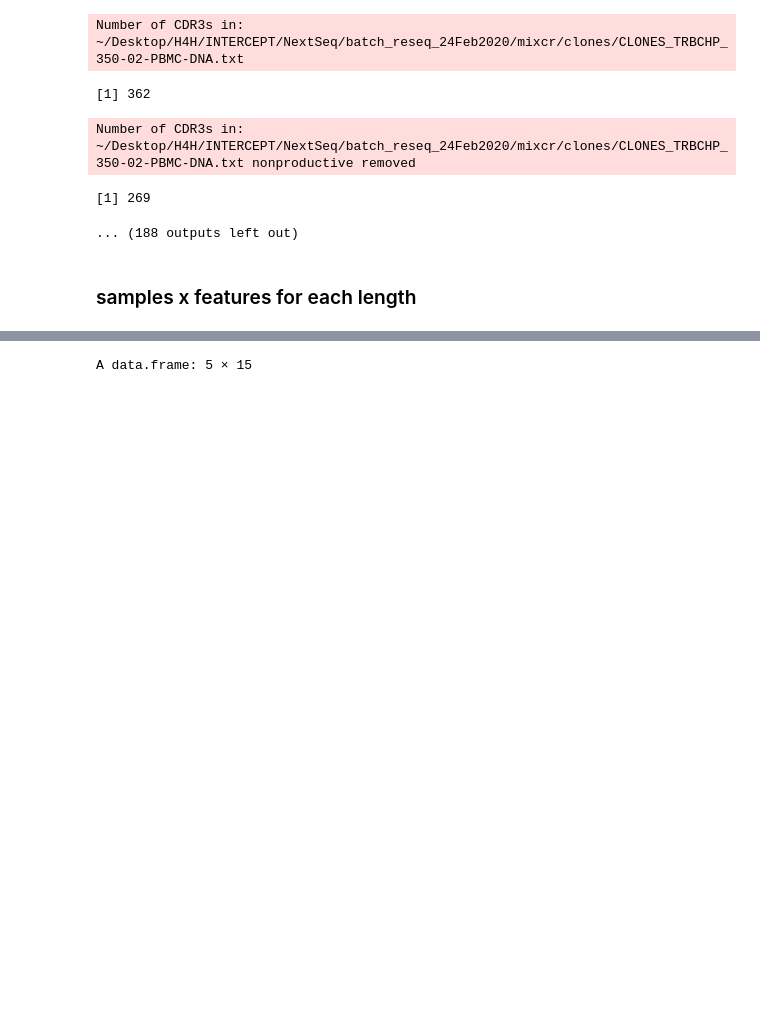
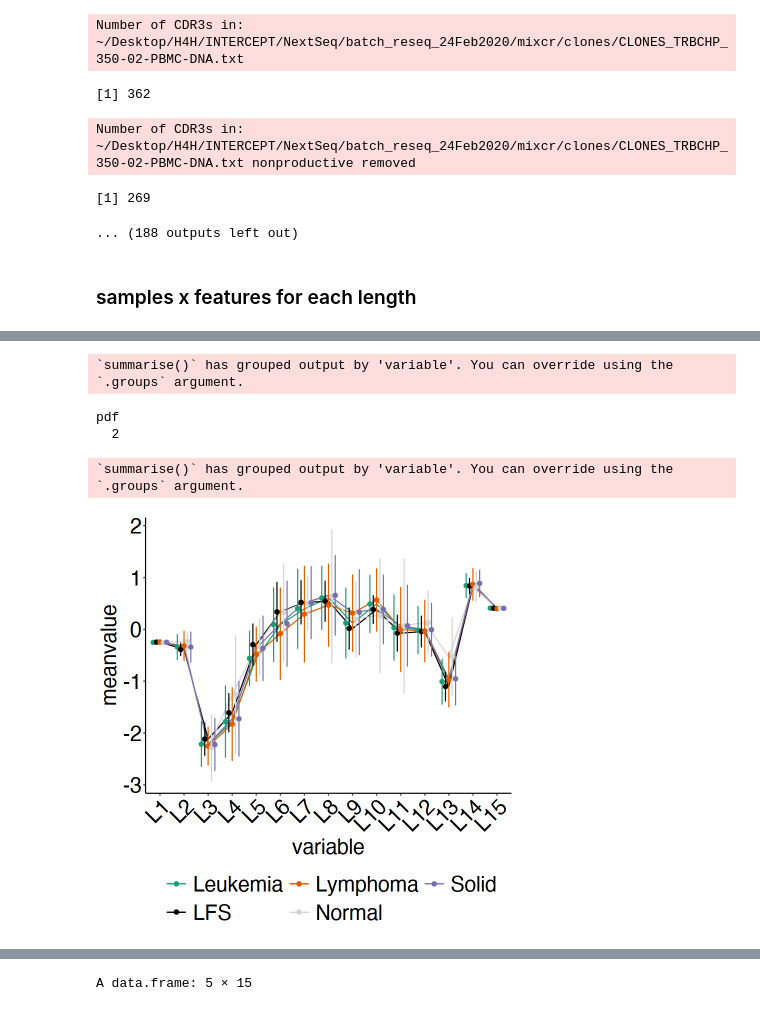
Before and after one commit to pughlab/ped_CapTCRseq, a Jupyter notebook: notebooks/000_aaFeatures.ipynb, the cells around one changed output, grey strips where cells are left out. Saved outputs shown, nothing was run; the diff lists cells and outputs as text; code cells hidden in the pictures; blank space fills up the shorter version.

```diff
--- a/notebooks/000_aaFeatures.ipynb
+++ b/notebooks/000_aaFeatures.ipynb
@@ -208,0 +257,19 @@ A matrix: 6 × 15 of type dbl
+# %%
+melt_df <- function(lengthdf, metadta){
+
+    lengthdf <- as.data.frame(lengthdf)
+    lengthdf$basename <- rownames(lengthdf)
+    lengthdf_m <- reshape2::melt(lengthdf)
+
+    lengthdf_m$Disease_type <- metadta$Disease_type[ match(lengthdf_m$basename, metadta$basename)]
+    lengthdf_m$sampletype <- metadta$sampletype[ match(lengthdf_m$basename, metadta$basename)]
+    lengthdf_m$cancergroup <- metadta$cancergroup[ match(lengthdf_m$basename, metadta$basename)]
+    lengthdf_m$cycle <- metadta$cycle[ match(lengthdf_m$basename, metadta$basename)]
+    return(lengthdf_m)
+}
+# %%
+length15_F1_m <- melt_df(length15_F1, meta_div)
+length15_F2_m <- melt_df(length15_F2, meta_div)
+length15_F3_m <- melt_df(length15_F3, meta_div)
+length15_F4_m <- melt_df(length15_F4, meta_div)
+length15_F5_m <- melt_df(length15_F5, meta_div)
@@ -208,0 +286,21 @@ A matrix: 6 × 15 of type dbl
+# %%
+plot.fx <- function(meltedlengthdf, var, colors){
+    meltedlengthdf <- meltedlengthdf[!is.na(meltedlengthdf$Disease_type),]
+    meltedlengthdf[ order(meltedlengthdf$variable, meltedlengthdf$value),]
+
+    cols <- c("variable", var)
+    df.summary <- meltedlengthdf %>%
+    group_by(across(all_of(cols))) %>%
+    summarise(
+        sd = sd(value, na.rm = TRUE),
+        meanvalue = mean(value)) %>% ungroup()
+
+  #  print(df.summary)
+p1 <- ggplot(aes(x = variable, y = meanvalue, ymin = meanvalue-sd, ymax = meanvalue+sd, color = eval(parse(text = var))), data = df.summary) +
+  geom_line(aes(group = eval(parse(text = var)))) +
+  geom_errorbar(alpha = 1, width = 0.2, position = position_dodge(0.7)) +
+  geom_point(alpha = 1, size = 2, position = position_dodge(0.7)) + myaxis + myplot +
+    theme(legend.position = "bottom", legend.title = element_blank()) +
+    scale_color_manual(values = colors) + guides(color=guide_legend(nrow=3,byrow=TRUE))
+    return(p1)
+}
@@ -208,0 +312,16 @@ A matrix: 6 × 15 of type dbl
+# %%
+pdf(paste0(plotpath, "diseasetype_L15.pdf"),
+          width = 20, height  = 10)
+    plot.fx(length15_F5_m, "Disease_type", cohort_col) + theme(legend.position = "bottom") #+ geom_line()
+dev.off()
+# %% [output]
+`summarise()` has grouped output by 'variable'. You can override using the
+`.groups` argument.
+pdf
+  2
+# %%
+plot.fx(length15_F5_m, "cancergroup", group_col) + theme(legend.position = "bottom") #+ geom_line()
+# %% [output]
+`summarise()` has grouped output by 'variable'. You can override using the
+`.groups` argument.
+[figure, added]
```
Also changed, not shown: parts of 30 cells of this notebook.
